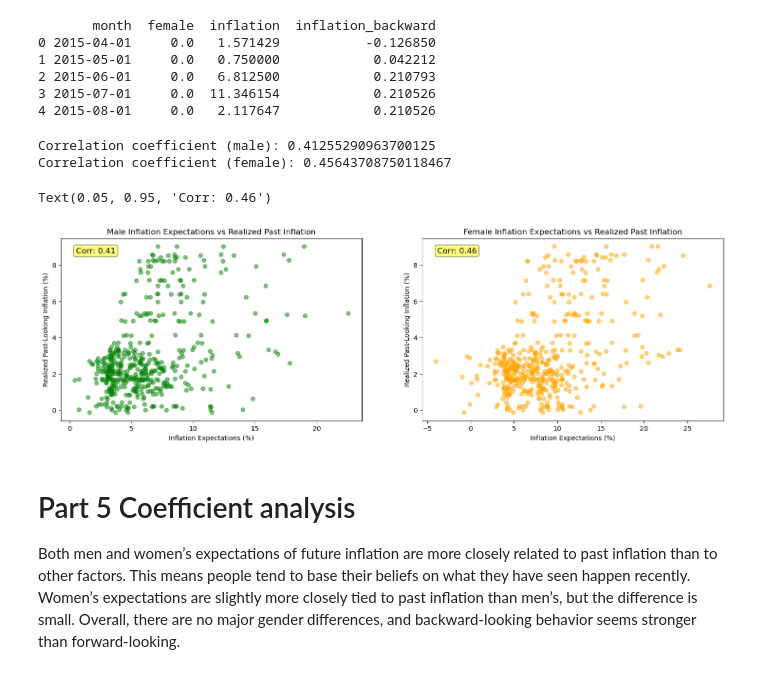
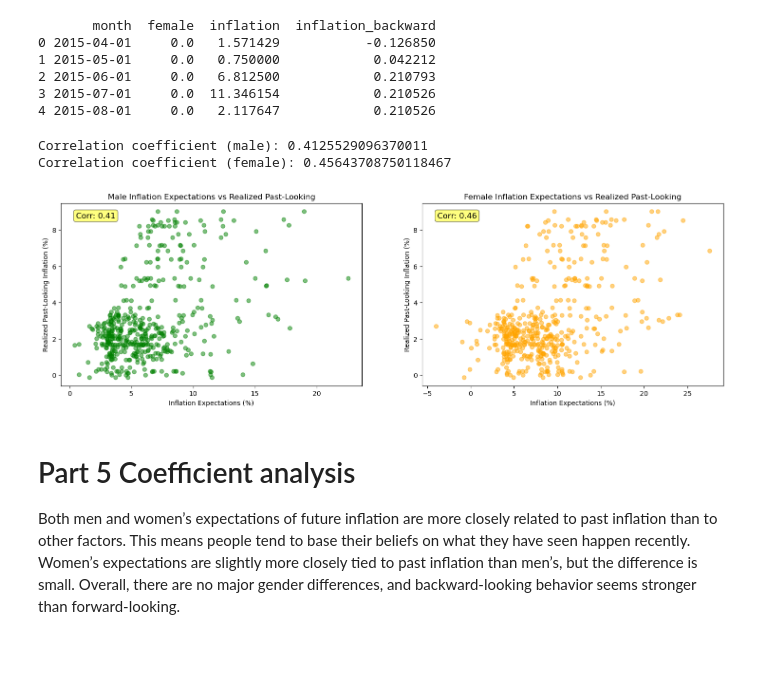
Before and after one commit to MarcDiechler/Tech2-Term-Paper, a Jupyter notebook: WR_2 copy.ipynb, the cells around one changed output. Saved outputs shown, nothing was run; the diff lists cells and outputs as text; code cells hidden in the pictures.

```diff
--- a/WR_2 copy.ipynb
+++ b/WR_2 copy.ipynb
@@ -653,46 +681,27 @@ print(merged_final2[['month', 'female', 'inflation', 'inflation_backward']].head
 2 2015-06-01     0.0   6.812500            0.210793
 3 2015-07-01     0.0  11.346154            0.210526
 4 2015-08-01     0.0   2.117647            0.210526
-# %%
-#5.2.3
-new_male_df2 = merged_final2[merged_final2['female']==0]
-new_female_df2 = merged_final2[merged_final2['female']==1]
-
-yvalues1_2 = new_male_df2['inflation_backward']
-xvalues1_2 = new_male_df2['inflation']
-
-yvalues2_2 = new_female_df2['inflation_backward']
-xvalues2_2 = new_female_df2['inflation']
-
-fig, axes = plt.subplots(1, 2, figsize=(18, 5))
-
-axes[0].scatter(xvalues1_2, yvalues1_2, color='green', alpha=0.5)
-axes[0].set_title('Male Inflation Expectations vs Realized Past Inflation')
-axes[0].set_xlabel('Inflation Expectations (%)')
-axes[0].set_ylabel('Realized Past-Looking Inflation (%)')
-
-axes[1].scatter(xvalues2_2, yvalues2_2, color='orange', alpha=0.5)
-axes[1].set_title('Female Inflation Expectations vs Realized Past Inflation')
-axes[1].set_xlabel('Inflation Expectations (%)')
-axes[1].set_ylabel('Realized Past-Looking Inflation (%)')
-
-# Correlation for males
-corr_male2 = xvalues1_2.corr(yvalues1_2)
-print("Correlation coefficient (male):", corr_male2)
-axes[0].annotate(f'Corr: {corr_male2:.2f}', xy=(0.05, 0.95), xycoords='axes fraction',
-                 fontsize=12, ha='left', va='top',
-                 bbox=dict(boxstyle='round,pad=0.3', fc='yellow', alpha=0.5))
-# Correlation for females
-corr_female2 = xvalues2_2.corr(yvalues2_2)
-print("Correlation coefficient (female):", corr_female2)
-axes[1].annotate(f'Corr: {corr_female2:.2f}', xy=(0.05, 0.95), xycoords='axes fraction',
-                 fontsize=12, ha='left', va='top',
-                 bbox=dict(boxstyle='round,pad=0.3', fc='yellow', alpha=0.5))
-# %% [output]
-Correlation coefficient (male): 0.41255290963700125
-Correlation coefficient (female): 0.45643708750118467
-Text(0.05, 0.95, 'Corr: 0.46')
-[figure, removed]
+# %%
+#5.2.3
+new_male_df2 = merged_final2[merged_final2['female']==0]
+new_female_df2 = merged_final2[merged_final2['female']==1]
+
+yvalues1_2 = new_male_df2['inflation_backward']
+xvalues1_2 = new_male_df2['inflation']
+yvalues2_2 = new_female_df2['inflation_backward']
+xvalues2_2 = new_female_df2['inflation']
+
+corr_male2, corr_female2 = plot_gender_comparison(
+    merged_final2,
+    x_col='inflation',
+    y_col='inflation_backward',
+    title_suffix='Past-Looking',
+    colors=('green', 'orange')
+)
+# %% [output]
+Correlation coefficient (male): 0.4125529096370011
+Correlation coefficient (female): 0.45643708750118467
+[figure, added]
 # %% [markdown]
 # Part 5 Coefficient analysis
 Both men and women’s expectations of future inflation are more closely related to past inflation than to other factors. This means people tend to base their beliefs on what they have seen happen recently. Women’s expectations are slightly more closely tied to past inflation than men’s, but the difference is small. Overall, there are no major gender differences, and backward-looking behavior seems stronger than forward-looking.
```
Also changed, not shown: parts of 6 cells of this notebook.
